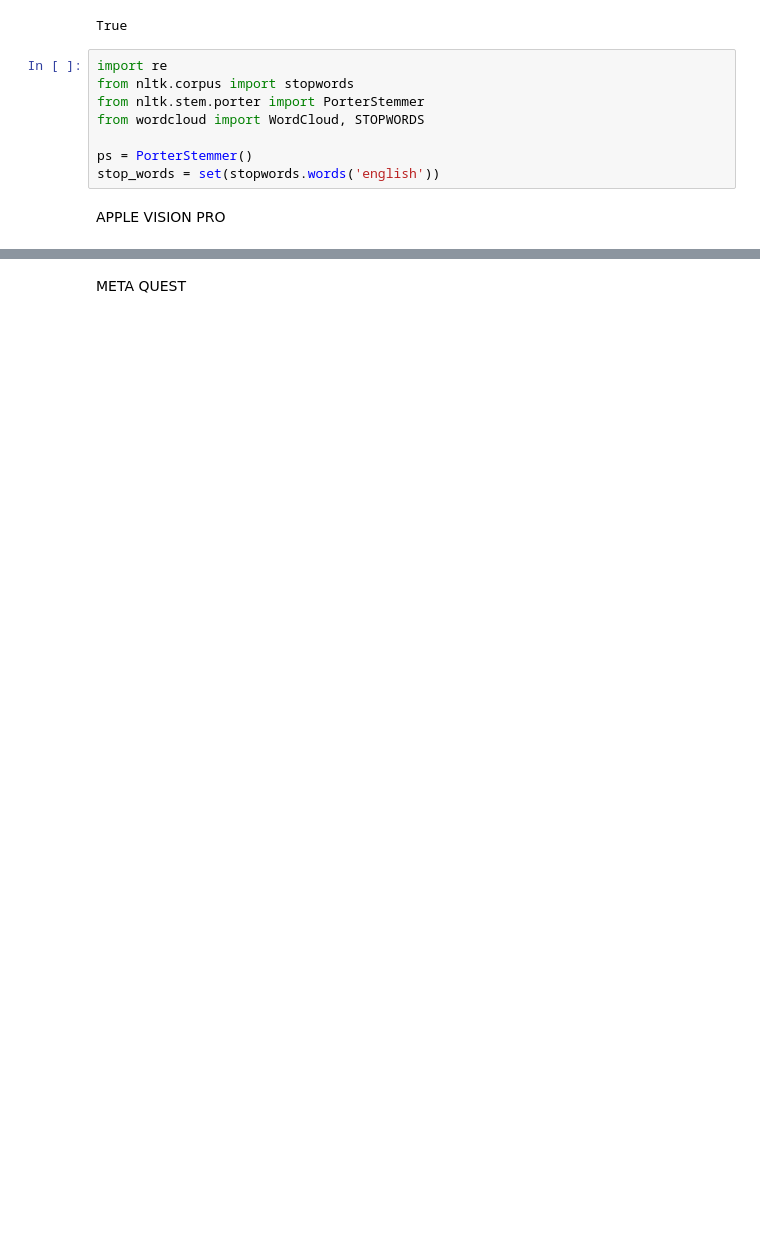
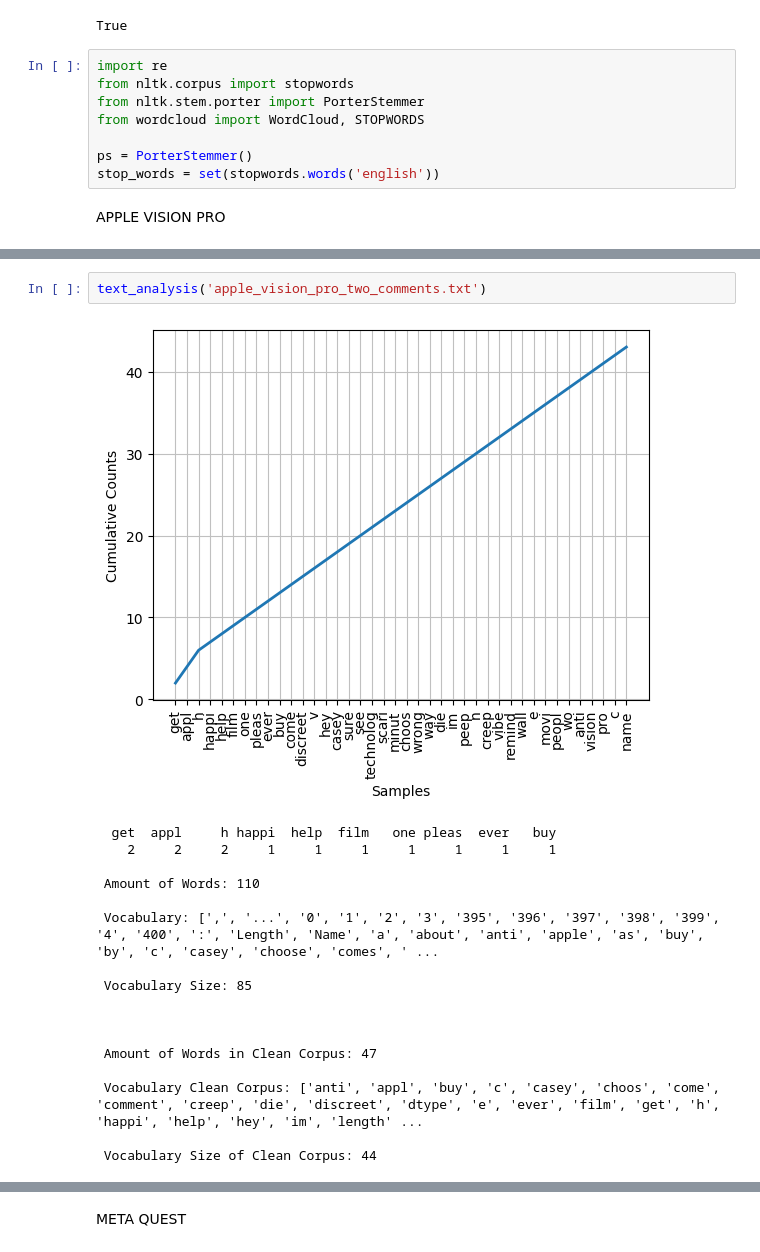
Before and after one commit to laresamdeola/Natural-Language-Processing, a Jupyter notebook: CAV_RDS_Data_Analysis.ipynb, the cells around one changed output, grey strips where cells are left out. Drawn from its saved outputs; the diff is of its cells as text; blank space fills up the shorter version.

```diff
--- a/CAV_RDS_Data_Analysis.ipynb
+++ b/CAV_RDS_Data_Analysis.ipynb
@@ -101,0 +101,20 @@ likes('apple_vision_pro_one.txt', 10, False)
+# %%
+text_analysis('apple_vision_pro_two_comments.txt')
+# %% [output]
+[figure, added]
+  get  appl     h happi  help  film   one pleas  ever   buy
+    2     2     2     1     1     1     1     1     1     1
+
+ Amount of Words: 110
+
+ Vocabulary: [',', '...', '0', '1', '2', '3', '395', '396', '397', '398', '399', '4', '400', ':', 'Length', 'Name', 'a', 'about', 'anti', 'apple', 'as', 'buy', 'by', 'c', 'casey', 'choose', 'comes', ' ...
+
+ Vocabulary Size: 85
+
+
+
+ Amount of Words in Clean Corpus: 47
+
+ Vocabulary Clean Corpus: ['anti', 'appl', 'buy', 'c', 'casey', 'choos', 'come', 'comment', 'creep', 'die', 'discreet', 'dtype', 'e', 'ever', 'film', 'get', 'h', 'happi', 'help', 'hey', 'im', 'length' ...
+
+ Vocabulary Size of Clean Corpus: 44
```
Also changed, not shown: parts of 24 cells of this notebook.
